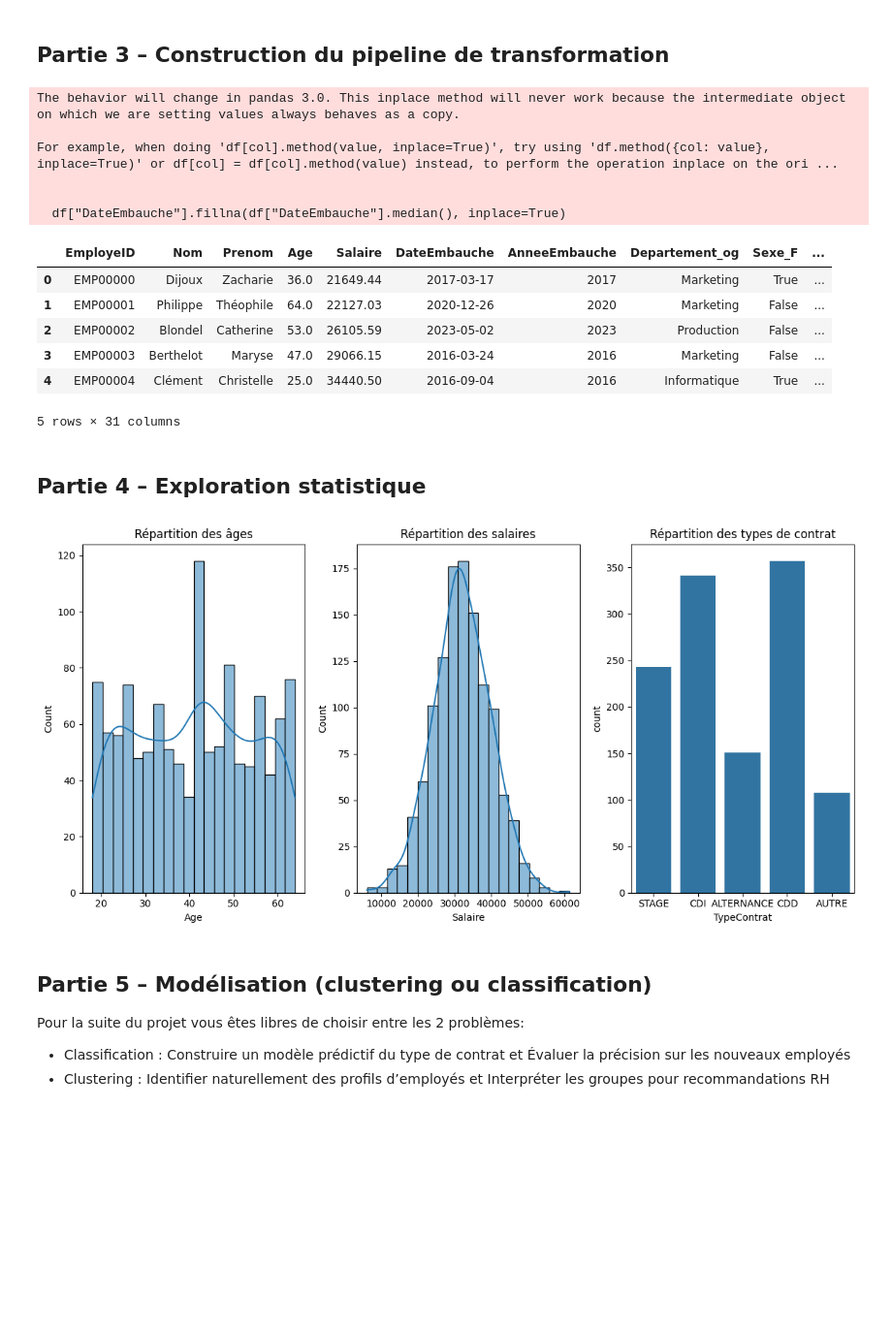
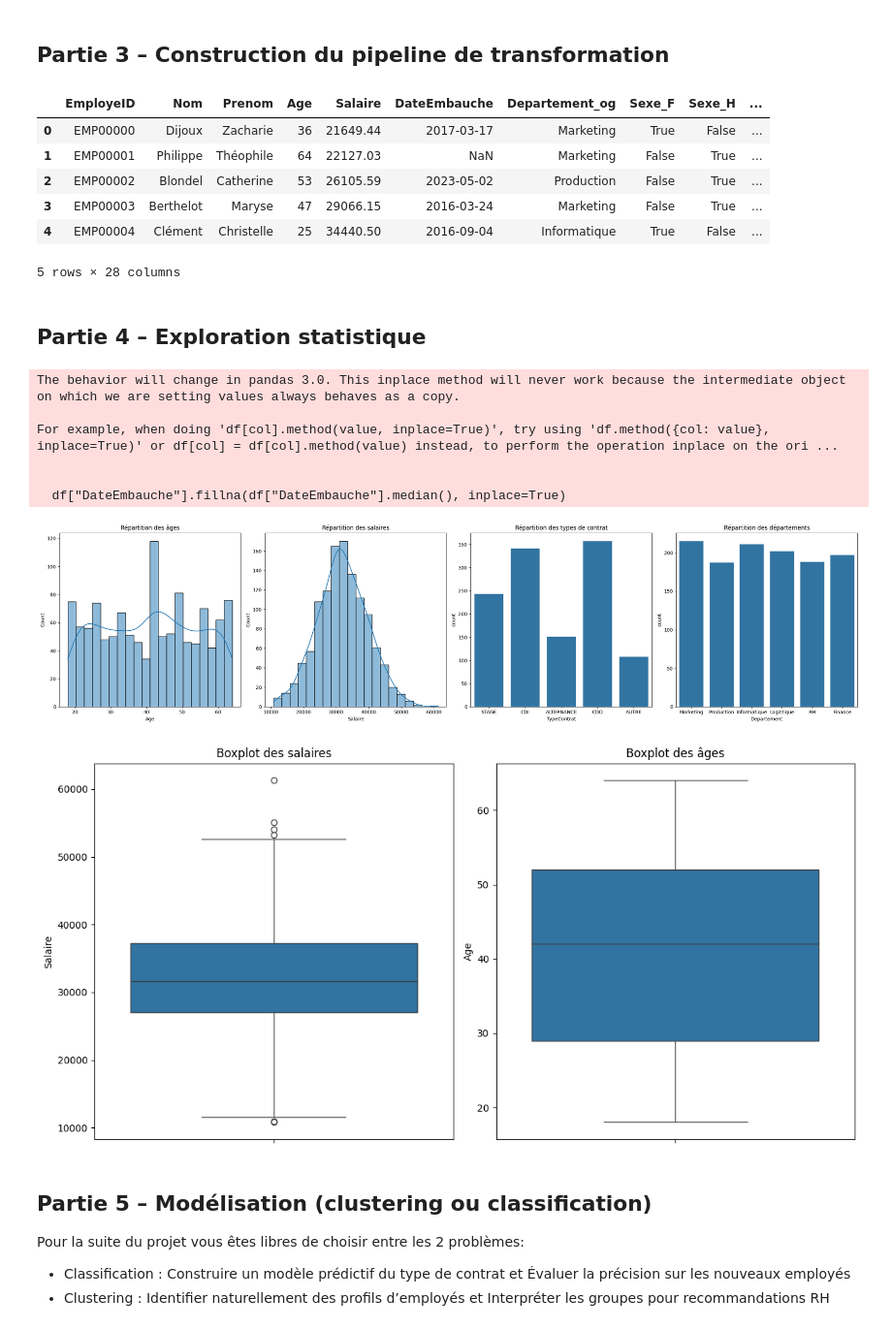
Before and after one commit to Lesaloon/A4_ESIEA_DATA_CM_FINAL, a Jupyter notebook: ProjetFinal_DataCrafting_Mining.ipynb, the cells around one changed output. Shown at 97% size. Cells and saved outputs as stored; diff of their text form; code cells hidden in the pictures; blank space fills up the shorter version.

```diff
--- a/ProjetFinal_DataCrafting_Mining.ipynb
+++ b/ProjetFinal_DataCrafting_Mining.ipynb
@@ -67,15 +67,15 @@ Departement: ['Marketing' 'Production' 'Informatique' 'Logistique' 'RH' 'Finance
 print(df.isnull())
 
 def correct_age(df):
-    # Corriger les âges aberrants en mettant la mediane des âges valides si l'âge est en dehors de 18-65
+    # Corriger les âges aberrants en mettant la mediane des âges valides si l'âge est en dehors de 15-65
     median_age = df["Age"].median()
-    df["Age"] = df["Age"].apply(lambda x: median_age if x < 18 or x > 65 else x)
+    df["Age"] = df["Age"].apply(lambda x: median_age if x < 15 or x > 65 else x)
     return df
 
 def correct_salary(df):
-    # Corriger les salaires négatifs en mettant la mediane des salaires valides
+    # Corriger les salaires en dessous de 10000 en mettant la mediane des salaires ( peut être que c'est le salaire mensuel ou annuel on ne sais pas )
     median_salary = df["Salaire"].median()
-    df["Salaire"] = df["Salaire"].apply(lambda x: median_salary if x < 0 else x)
+    df["Salaire"] = df["Salaire"].apply(lambda x: median_salary if x < 10000 else x)
     return df
 
 def clean_dates(df):
@@ -236,7 +236,6 @@ def data_cleaning_pipeline(df):
 # - Normalisation éventuelle de variables numériques
 # - Vérification finale de la complétude
 # - créer un pipeline final = pipeline nettayage + pipeline transformation
-df = data_cleaning_pipeline(df)
 
 def encode_and_normalize(df):
     # Encodage des colonnes catégorielles avec one-hot encoding (on garde les colonnes de base)
@@ -252,45 +251,60 @@ def encode_and_normalize(df):
 df_normalized = encode_and_normalize(df)
 df_normalized.head()
 # %% [output]
+|  | EmployeID | Nom | Prenom | Age | Salaire | DateEmbauche | Departement_og | Sexe_F | Sexe_H | ... |
+| 0 | EMP00000 | Dijoux | Zacharie | 36 | 21649.44 | 2017-03-17 | Marketing | True | False | ... |
+| 1 | EMP00001 | Philippe | Théophile | 64 | 22127.03 | NaN | Marketing | False | True | ... |
+| 2 | EMP00002 | Blondel | Catherine | 53 | 26105.59 | 2023-05-02 | Production | False | True | ... |
+| 3 | EMP00003 | Berthelot | Maryse | 47 | 29066.15 | 2016-03-24 | Marketing | False | True | ... |
+| 4 | EMP00004 | Clément | Christelle | 25 | 34440.50 | 2016-09-04 | Informatique | True | False | ... |
-The behavior will change in pandas 3.0. This inplace method will never work because the intermediate object on which we are setting values always behaves as a copy.
-
-For example, when doing 'df[col].method(value, inplace=True)', try using 'df.method({col: value}, inplace=True)' or df[col] = df[col].method(value) instead, to perform the operation inplace on the ori ...
-
-
-  df["DateEmbauche"].fillna(df["DateEmbauche"].median(), inplace=True)
+5 rows × 28 columns
-|  | EmployeID | Nom | Prenom | Age | Salaire | DateEmbauche | AnneeEmbauche | Departement_og | Sexe_F | ... |
-| 0 | EMP00000 | Dijoux | Zacharie | 36.0 | 21649.44 | 2017-03-17 | 2017 | Marketing | True | ... |
-| 1 | EMP00001 | Philippe | Théophile | 64.0 | 22127.03 | 2020-12-26 | 2020 | Marketing | False | ... |
-| 2 | EMP00002 | Blondel | Catherine | 53.0 | 26105.59 | 2023-05-02 | 2023 | Production | False | ... |
-| 3 | EMP00003 | Berthelot | Maryse | 47.0 | 29066.15 | 2016-03-24 | 2016 | Marketing | False | ... |
-| 4 | EMP00004 | Clément | Christelle | 25.0 | 34440.50 | 2016-09-04 | 2016 | Informatique | True | ... |
-5 rows × 31 columns
 # %% [markdown]
 ## Partie 4 – Exploration statistique
 # %%
 # TODO :
 # - Visualiser la répartition des âges, salaires, types de contrat
 # - Identifier des corrélations ou anomalies intéressantes
 # - Produire des graphiques utiles à l'analyse RH
-
+df = data_cleaning_pipeline(df)
 def visualise(df):
     # Visualiser la répartition des âges, salaires, types de contrat
-    plt.figure(figsize=(12, 6))
-    plt.subplot(1, 3, 1)
+    plt.figure(figsize=(24, 6))
+    plt.subplot(1, 4, 1)
     sns.histplot(df["Age"], bins=20, kde=True)
     plt.title("Répartition des âges")
-    plt.subplot(1, 3, 2)
+    plt.subplot(1, 4, 2)
     sns.histplot(df["Salaire"], bins=20, kde=True)
     plt.title("Répartition des salaires")
-    plt.subplot(1, 3, 3)
+    plt.subplot(1, 4, 3)
     sns.countplot(x="TypeContrat", data=df)
     plt.title("Répartition des types de contrat")
+    # countplot of the departments
+    plt.subplot(1, 4, 4)
+    sns.countplot(x="Departement", data=df)
+    plt.title("Répartition des départements")
     plt.tight_layout()
+    # add boxplot of the salaries and ages
+    plt.figure(figsize=(12, 6))
+    plt.subplot(1, 2, 1)
+    sns.boxplot(y="Salaire", data=df)
+    plt.title("Boxplot des salaires")
+    plt.subplot(1, 2, 2)
+    sns.boxplot(y="Age", data=df)
+    plt.title("Boxplot des âges")
+    plt.tight_layout()
+
     plt.show()
 
 visualise(df)
 # %% [output]
+The behavior will change in pandas 3.0. This inplace method will never work because the intermediate object on which we are setting values always behaves as a copy.
+
+For example, when doing 'df[col].method(value, inplace=True)', try using 'df.method({col: value}, inplace=True)' or df[col] = df[col].method(value) instead, to perform the operation inplace on the ori ...
+
+
+  df["DateEmbauche"].fillna(df["DateEmbauche"].median(), inplace=True)
-[figure, old version]
+[figure, new version]
+[figure, added]
 # %% [markdown]
 ## Partie 5 – Modélisation (clustering ou classification)
 Pour la suite du projet vous êtes libres de choisir entre les 2 problèmes:
```
Also changed, not shown: parts of 2 cells of this notebook.
